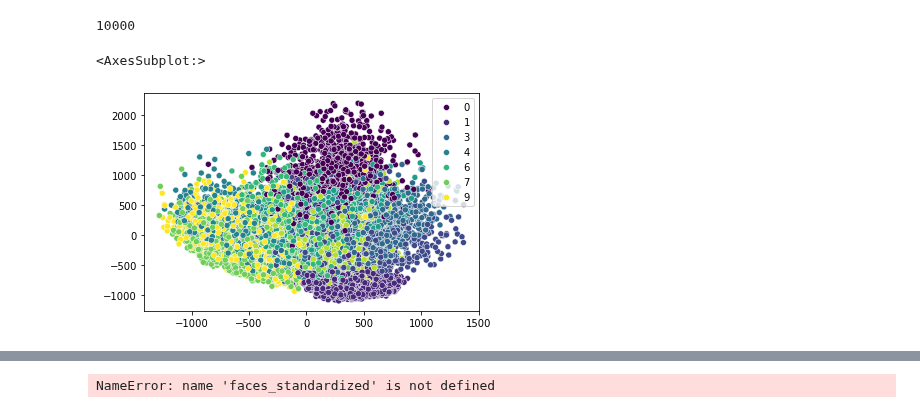
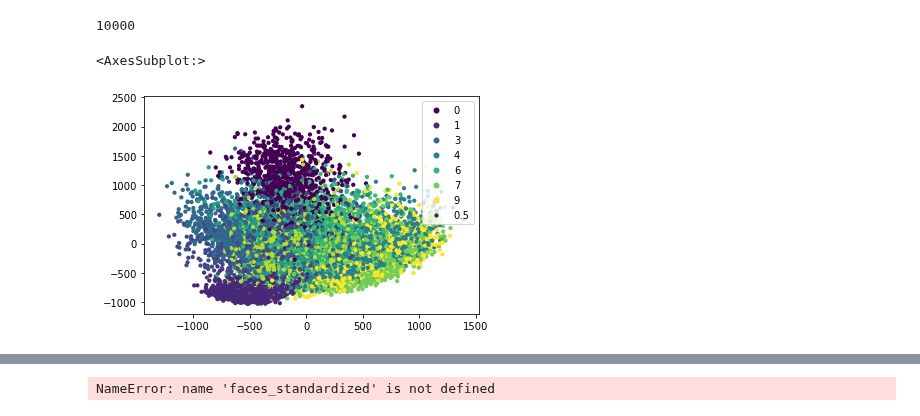
Before and after one commit to tristannew/recursive-clustering-mnist, a Jupyter notebook: recursive_clustering_mnist.ipynb, the cells around one changed output, grey strips where cells are left out. Saved outputs shown, nothing was run; the diff lists cells and outputs as text; code cells hidden in the pictures.

```diff
--- a/recursive_clustering_mnist.ipynb
+++ b/recursive_clustering_mnist.ipynb
@@ -21,7 +12,9 @@ To enable the following instructions: AVX2 AVX_VNNI FMA, in other operations, re
 mnist = tf.keras.datasets.mnist
 (x_train, y_train), (x_test, y_test) = mnist.load_data()
 
-SLICE = slice(10000,20000)
+rand_slice = np.random.randint(low=0, high=50000, size=1)
+
+SLICE = slice(rand_slice[0], rand_slice[0]+10000)
 # Now x_train, y_train, x_test, y_test contain the training and testing data
 # %% [markdown]
 MNIST contains 784 dimensions. Each sample in x_train is an image. Each image has 28 rows and 28 columns to represent 784 pixels (28*28). So, MNIST images contain 784 dimensions. These need to be reduced (to avoid ["the curse of dimensiontality"](https://en.wikipedia.org/wiki/Curse_of_dimensionality))
@@ -46,8 +39,8 @@ len(ten_thou_pca)
 # %%
 # xs = [components[0] for components in sixty_thou_clusters.components_]
 # ys = [components[1] for components in sixty_thou_clusters.components_]
-sns.scatterplot(y=ten_thou_pca[:,0], x=ten_thou_pca[:,1], hue=y_train[SLICE], palette='viridis')
+sns.scatterplot(y=ten_thou_pca[:,0], x=ten_thou_pca[:,1], hue=y_train[SLICE], palette='viridis', size=0.5, linewidth=0)
 # %% [output]
 <AxesSubplot:>
-[figure, old version]
+[figure, new version]
 # %%
```
Also changed, not shown: parts of 6 cells of this notebook.
